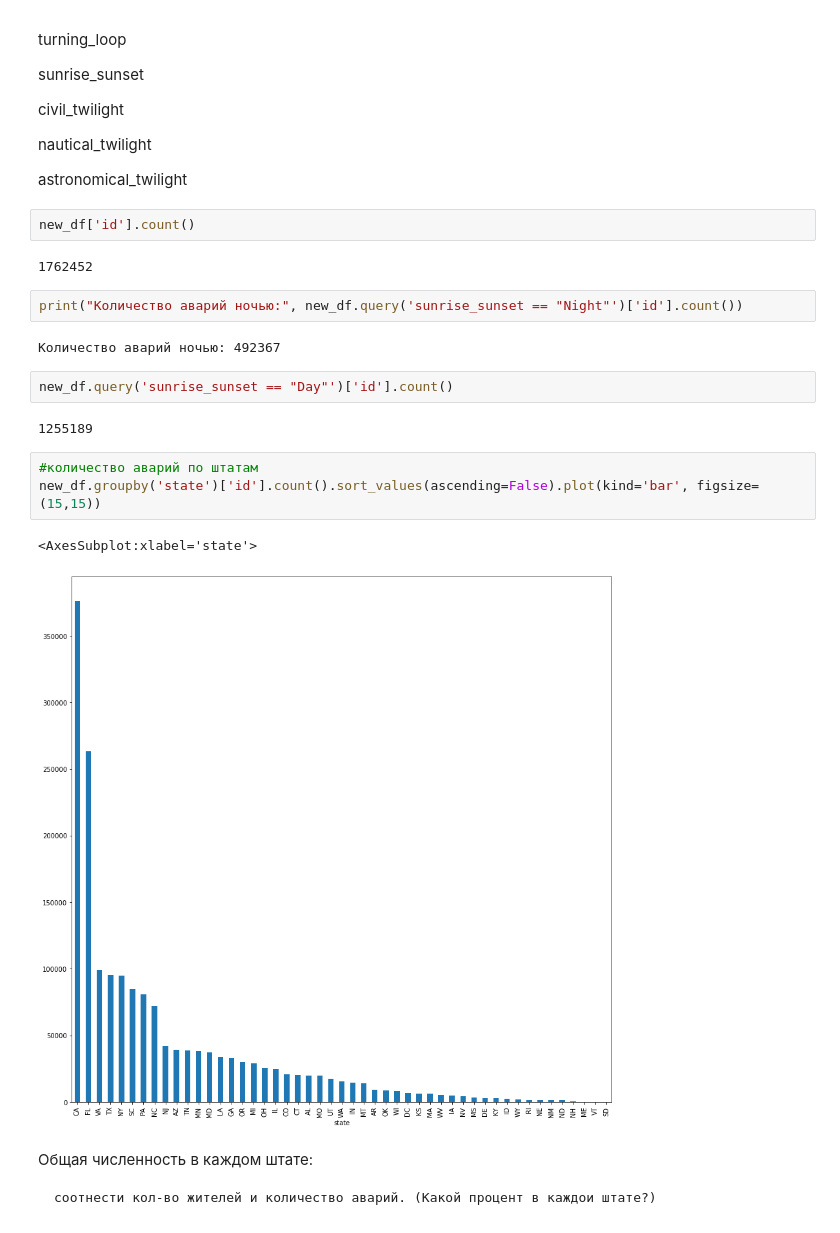
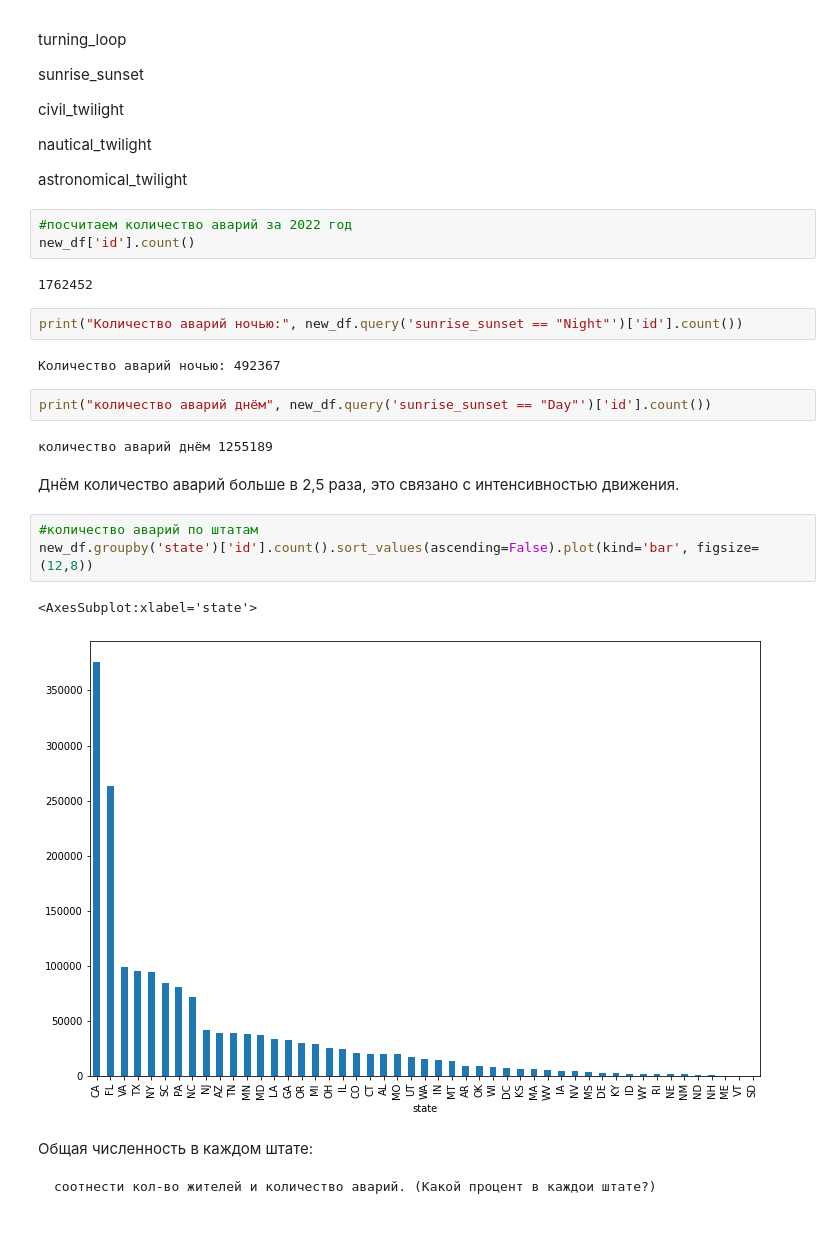
Before and after one commit to Heensz/analysis-of-accident-USA, a Jupyter notebook: анализ данных об авариях в США.ipynb, the cells around one changed output. Drawn from its saved outputs; the diff is of its cells as text.

```diff
--- a/analysis-of-accident-data.ipynb
+++ b/анализ данных об авариях в США.ipynb
@@ -249,6 +252,7 @@ nautical_twilight
 
 astronomical_twilight
 # %%
+#посчитаем количество аварий за 2022 год
 new_df['id'].count()
 # %% [output]
 1762452
@@ -256,16 +260,18 @@ new_df['id'].count()
 print("Количество аварий ночью:", new_df.query('sunrise_sunset == "Night"')['id'].count())
 # %% [output]
 Количество аварий ночью: 492367
-# %%
-new_df.query('sunrise_sunset == "Day"')['id'].count()
-# %% [output]
-1255189
+# %%
+print("количество аварий днём", new_df.query('sunrise_sunset == "Day"')['id'].count())
+# %% [output]
+количество аварий днём 1255189
+# %% [markdown]
+Днём количество аварий больше в 2,5 раза, это связано с интенсивностью движения.
 # %%
 #количество аварий по штатам
-new_df.groupby('state')['id'].count().sort_values(ascending=False).plot(kind='bar', figsize=(15,15))
+new_df.groupby('state')['id'].count().sort_values(ascending=False).plot(kind='bar', figsize=(12,8))
 # %% [output]
 <AxesSubplot:xlabel='state'>
-[figure, old version]
+[figure, new version]
 # %% [markdown]
 Общая численность в каждом штате:
 
```
Also changed, not shown: parts of 10 cells of this notebook.
